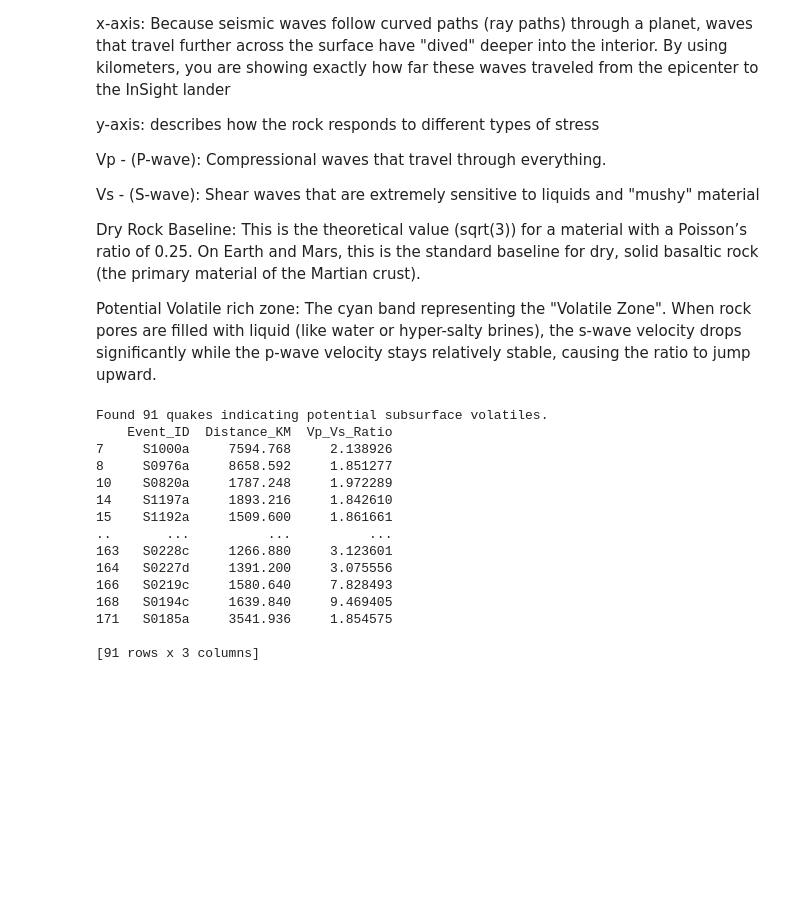
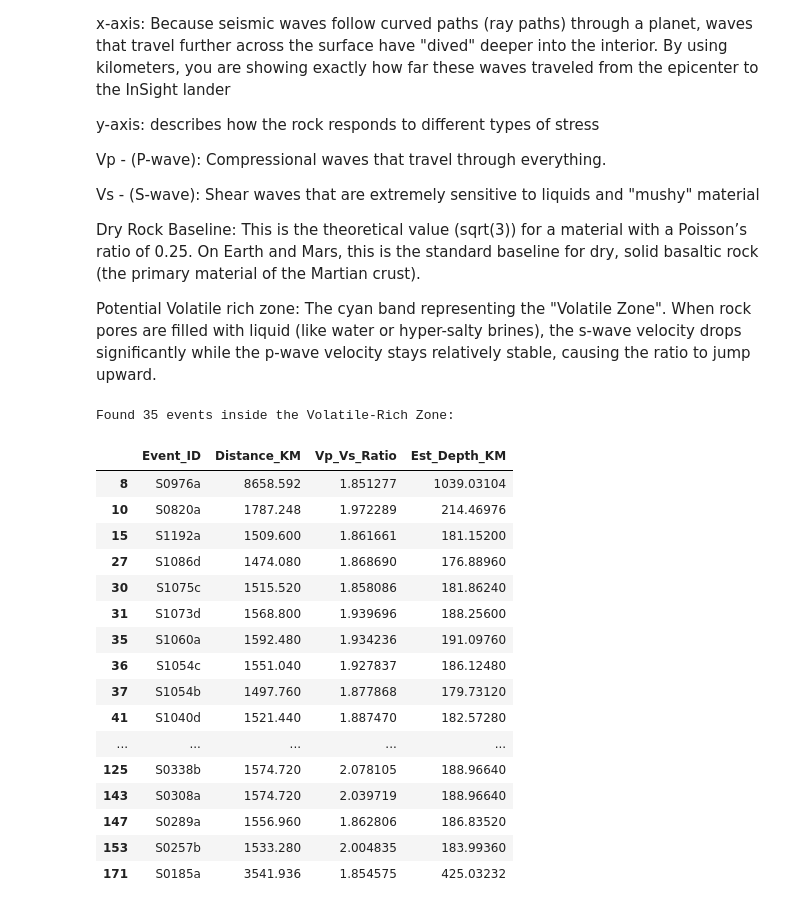
Before and after one commit to GPGN268/SP2026-FP08-Insight-Mission, a Jupyter notebook: VpVs_ratio_vs_time.ipynb, the cells around one changed output. Cells and saved outputs as stored; diff of their text form; code cells hidden in the pictures; blank space fills up the shorter version.

Commit message:
Updated vp vs ratio vs time

```diff
--- a/VpVs_ratio_vs_time.ipynb
+++ b/VpVs_ratio_vs_time.ipynb
@@ -74,26 +74,33 @@ Dry Rock Baseline: This is the theoretical value (sqrt(3)) for a material with a
 
 Potential Volatile rich zone: The cyan band representing the "Volatile Zone". When rock pores are filled with liquid (like water or hyper-salty brines), the s-wave velocity drops significantly while the p-wave velocity stays relatively stable, causing the ratio to jump upward.
 # %%
-#Identify specific quakes in the cyan band and depth of water under the crust.
+# 1. Simple Filter for the "Cyan Band" range
+# baseline and  upper limit
+volatile_zone = seismic_df[(seismic_df['Vp_Vs_Ratio'] >= 1.85) & (seismic_df['Vp_Vs_Ratio'] <= 2.10)].copy()
 
-# Create a subset of quakes that land in the Discovery Zone
-volatile_candidates = seismic_df[seismic_df['Vp_Vs_Ratio'] >= 1.80]
+# 2. Calculate the estimated depth (KM) for these specific quakes
+# depth is ~12% of the surface distance
+volatile_zone['Est_Depth_KM'] = volatile_zone['Distance_KM'] * 0.12
 
-print(f"Found {len(volatile_candidates)} quakes indicating potential subsurface volatiles.")
-print(volatile_candidates[['Event_ID', 'Distance_KM', 'Vp_Vs_Ratio']])
+# 3. Print
+print(f"Found {len(volatile_zone)} events inside the Volatile-Rich Zone:")
+volatile_zone[['Event_ID', 'Distance_KM', 'Vp_Vs_Ratio', 'Est_Depth_KM']]
 # %% [output]
-Found 91 quakes indicating potential subsurface volatiles.
-    Event_ID  Distance_KM  Vp_Vs_Ratio
-7     S1000a     7594.768     2.138926
-8     S0976a     8658.592     1.851277
-10    S0820a     1787.248     1.972289
-14    S1197a     1893.216     1.842610
-15    S1192a     1509.600     1.861661
-..       ...          ...          ...
-163   S0228c     1266.880     3.123601
-164   S0227d     1391.200     3.075556
-166   S0219c     1580.640     7.828493
-168   S0194c     1639.840     9.469405
-171   S0185a     3541.936     1.854575
-
-[91 rows x 3 columns]
+Found 35 events inside the Volatile-Rich Zone:
+|  | Event_ID | Distance_KM | Vp_Vs_Ratio | Est_Depth_KM |
+| 8 | S0976a | 8658.592 | 1.851277 | 1039.03104 |
+| 10 | S0820a | 1787.248 | 1.972289 | 214.46976 |
+| 15 | S1192a | 1509.600 | 1.861661 | 181.15200 |
+| 27 | S1086d | 1474.080 | 1.868690 | 176.88960 |
+| 30 | S1075c | 1515.520 | 1.858086 | 181.86240 |
+| 31 | S1073d | 1568.800 | 1.939696 | 188.25600 |
+| 35 | S1060a | 1592.480 | 1.934236 | 191.09760 |
+| 36 | S1054c | 1551.040 | 1.927837 | 186.12480 |
+| 37 | S1054b | 1497.760 | 1.877868 | 179.73120 |
+| 41 | S1040d | 1521.440 | 1.887470 | 182.57280 |
+| ... | ... | ... | ... | ... |
+| 125 | S0338b | 1574.720 | 2.078105 | 188.96640 |
+| 143 | S0308a | 1574.720 | 2.039719 | 188.96640 |
+| 147 | S0289a | 1556.960 | 1.862806 | 186.83520 |
+| 153 | S0257b | 1533.280 | 2.004835 | 183.99360 |
+| 171 | S0185a | 3541.936 | 1.854575 | 425.03232 |
```
